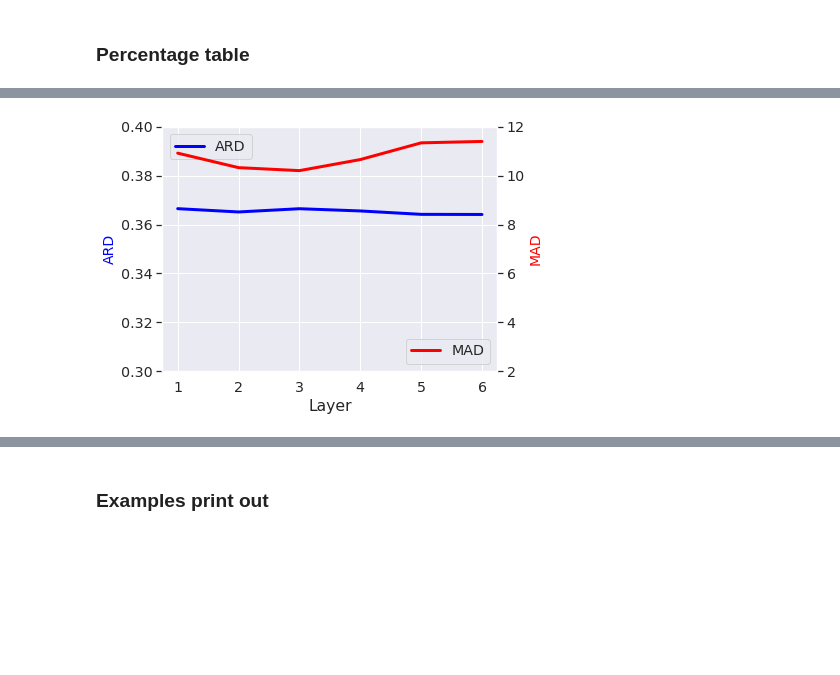
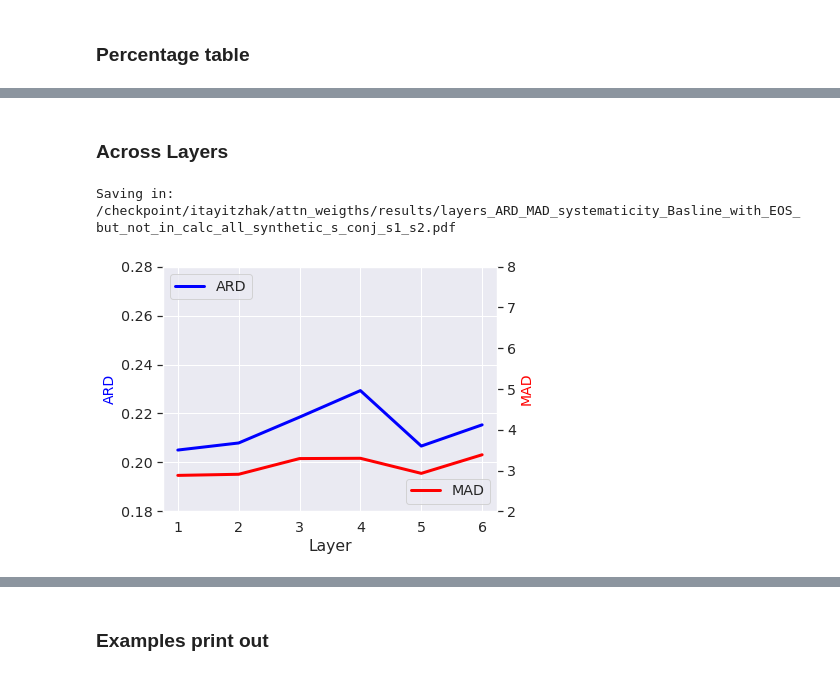
Before and after one commit to itay1itzhak/globality, a Jupyter notebook: Global Attention Metric.ipynb, the cells around one changed output, grey strips where cells are left out. Drawn from its saved outputs; the diff is of its cells as text; code cells hidden in the pictures; blank space fills up the shorter version.

```diff
--- a/Global Attention Metric.ipynb
+++ b/Global Attention Metric.ipynb
@@ -604,7 +729,7 @@ for value_to_mean in ['eos_foucesed_heads', 'local_heads', 'self_heads','globali
     #add_focus_percentages(df_plots, value_to_mean)
 #df_hist['model_globality_scores'] = df_hist['model_globality_scores'].apply(lambda x: x[0])
 #df_hist['model_distance_weighted_median'] = df_hist['model_distance_weighted_median'].apply(lambda x: x[0])
-df_plots = df_plots[['text_type', 'trained_data_size','conj_type', 'eval_type', 'mean_eos_foucesed_heads','mean_local_heads', 'mean_self_heads','mean_globality_scores','mean_distance_weighted_median', 'mean_percentage_of_EOS', 'mean_percentage_of_local', 'mean_percentage_of_self']]
+df_plots = df_plots[['trained_data_type','text_type', 'trained_data_size','conj_type', 'eval_type', 'mean_eos_foucesed_heads','mean_local_heads', 'mean_self_heads','mean_globality_scores','mean_distance_weighted_median', 'mean_percentage_of_EOS', 'mean_percentage_of_local', 'mean_percentage_of_self']]
 #res_xd = df_res_temp.groupby(['text_type', 'trained_data_size', 'conj_type', 'eval_type','model_globality_scores','model_distance_weighted_median']).mean().round(3)
 #df_hist_gb = df.groupby(['text_type', 'trained_data_size'])#.mean().round(3)
 df_plots
@@ -699,22 +904,0 @@ def plot_hist(model_results, y_type):
-# %%
-#new_df = get_focus_df(df_hist, 'mean_eos_foucesed_heads')
-# all_train_sizes = ['all', 'small', 'tiny']
-# all_text_types = ['synthetic','semi_natural','natural']
-# all_conds = zip(["s_conj","s_conj","s_conj","s_np_vp","s_np_vp","s_np_vp"], ["s1_s2","s1p_s2","s3_s2",'np',"np_prime","vp_prime"])
-
-# print(all_text_types, all_train_sizes, list(all_conds))
-# all_models = list(itertools.product(all_text_types, all_train_sizes, all_conds))
-# print(f"all_models={all_models}")
-# for text_type, trained_data_size, conds in all_models:
-
-
-#df_plots_focus = get_focus_df(df_plots_focus, 'mean_globality_scores',all_text_types, all_train_sizes, all_conds)
-
-
-
-
-all_train_sizes = ['all', 'small', 'tiny']
-all_text_types = ['synthetic','semi_natural','natural']
-all_conds = zip(["s_conj","s_conj","s_conj","s_np_vp","s_np_vp","s_np_vp"], ["s1_s2","s1p_s2","s3_s2",'np',"np_prime","vp_prime"])
-df_plots_unified = get_cond_unified_df(df_plots, all_text_types, all_train_sizes, all_conds)
-df_plots_unified
@@ -764,3 +905,5 @@ plot_one_hist(df_plots_unified, 'all', text_type, conds, "MAD")
+# %% [markdown]
+### Across Layers
 # %%
 import seaborn as sns
 def display_ard_mad_focus_across_layers(df_focus, labels, colors=['blue'], num_layers=6, num_heads=8, y_lim_1=(0.16,0.35),y_lim_2=(2,12)):
@@ -838,20 +981,30 @@ def display_ard_mad_focus_across_layers(df_focus, labels, colors=['blue'], num_l
     ax.set_ylim(*y_lim_1)
     ax2.set_ylim(*y_lim_2)
     analysis_results_dir = '/checkpoint/itayitzhak/attn_weigths/results/'
-    trained_data_size = 'all'
-    text_type = 'synthetic'
-    conds = ("s_conj","s1_s2")
-    plt.savefig(analysis_results_dir+f"layers_ARD_MAD_systematicity_{trained_data_size}_{text_type}_{conds[0]}_{conds[1]}.pdf")
+#     trained_data_size = 'all'
+#     text_type = 'synthetic'
+#     conds = ("s_conj","s1_s2")
+    trained_date_type = df_focus['trained_data_type']
+    saving_name = analysis_results_dir+f"layers_ARD_MAD_systematicity_{trained_date_type}_{trained_data_size}_{text_type}_{conds[0]}_{conds[1]}.pdf"
+    print(f"Saving in: {saving_name}")
+    plt.savefig(saving_name)
 # %%
 trained_data_size = 'all'
 text_type = 'synthetic'
 conds = ("s_conj","s1_s2")
 focus_types = ['ARD', 'MAD']
+# model_plot_info = {'trained_data_type':trained_data_type,
+#                     'trained_data_size':trained_data_size,
+#                   'text_type':text_type,
+#                    'conds':conds,
+#                    'focus_types':focus_types
+#                   }
 
 filtered_df = filter_one_row(df_plots_unified, trained_data_size, text_type, conds, focus_type) # (0.16,0.35)
-display_ard_mad_focus_across_layers(filtered_df, focus_types, colors=['blue', 'red', 'green'], y_lim_1= (0.3,0.4),y_lim_2=(2,12))
+display_ard_mad_focus_across_layers(filtered_df, focus_types, colors=['blue', 'red', 'green'], y_lim_1= (0.18,0.28),y_lim_2=(2,8))
 # %% [output]
+Saving in: /checkpoint/itayitzhak/attn_weigths/results/layers_ARD_MAD_systematicity_Basline_with_EOS_but_not_in_calc_all_synthetic_s_conj_s1_s2.pdf
-[figure, old version]
+[figure, new version]
 # %%
 import seaborn as sns
 def display_position_focus_across_layers(df_focus, labels, colors=['blue'], num_layers=6, num_heads=8, y_lim_1=(0.16,0.35),y_lim_2=(2,12)):
```
Also changed, not shown: parts of 34 cells of this notebook, 1 other file.
